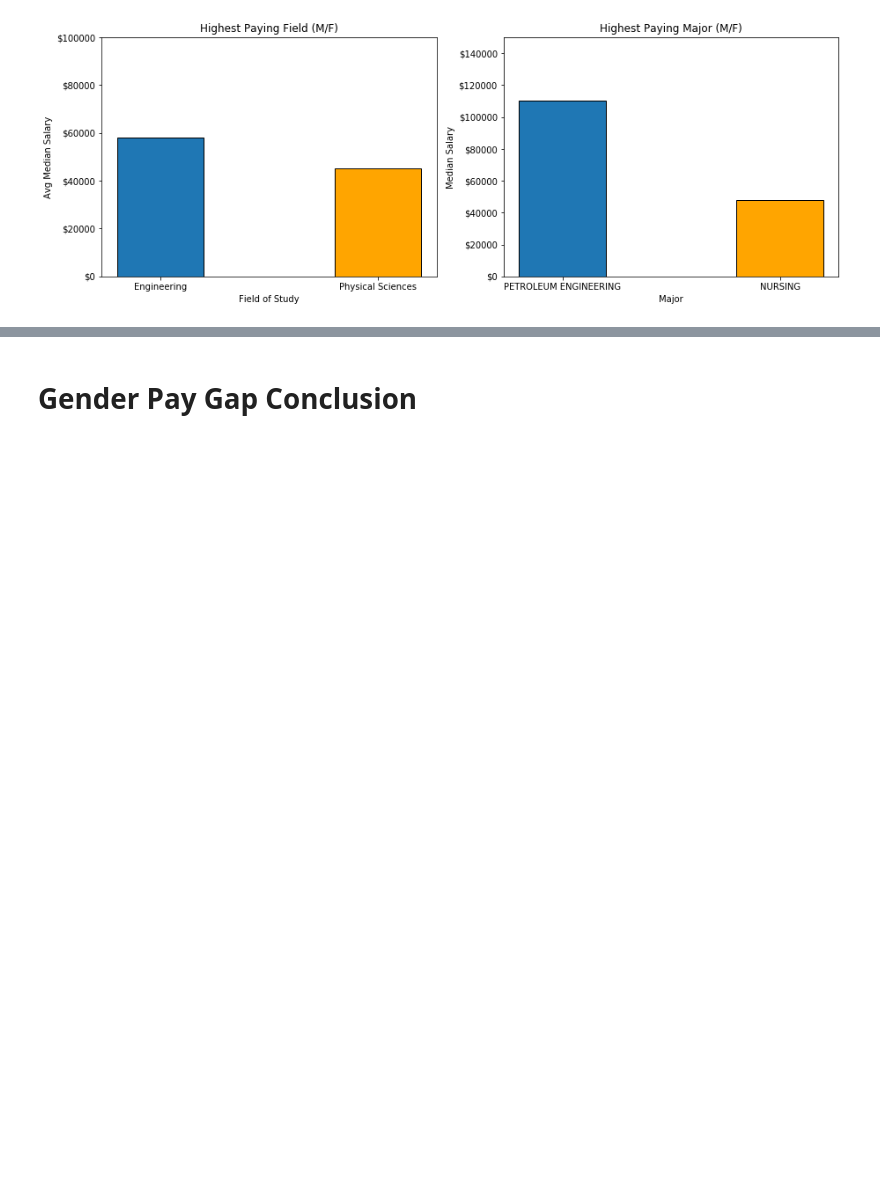
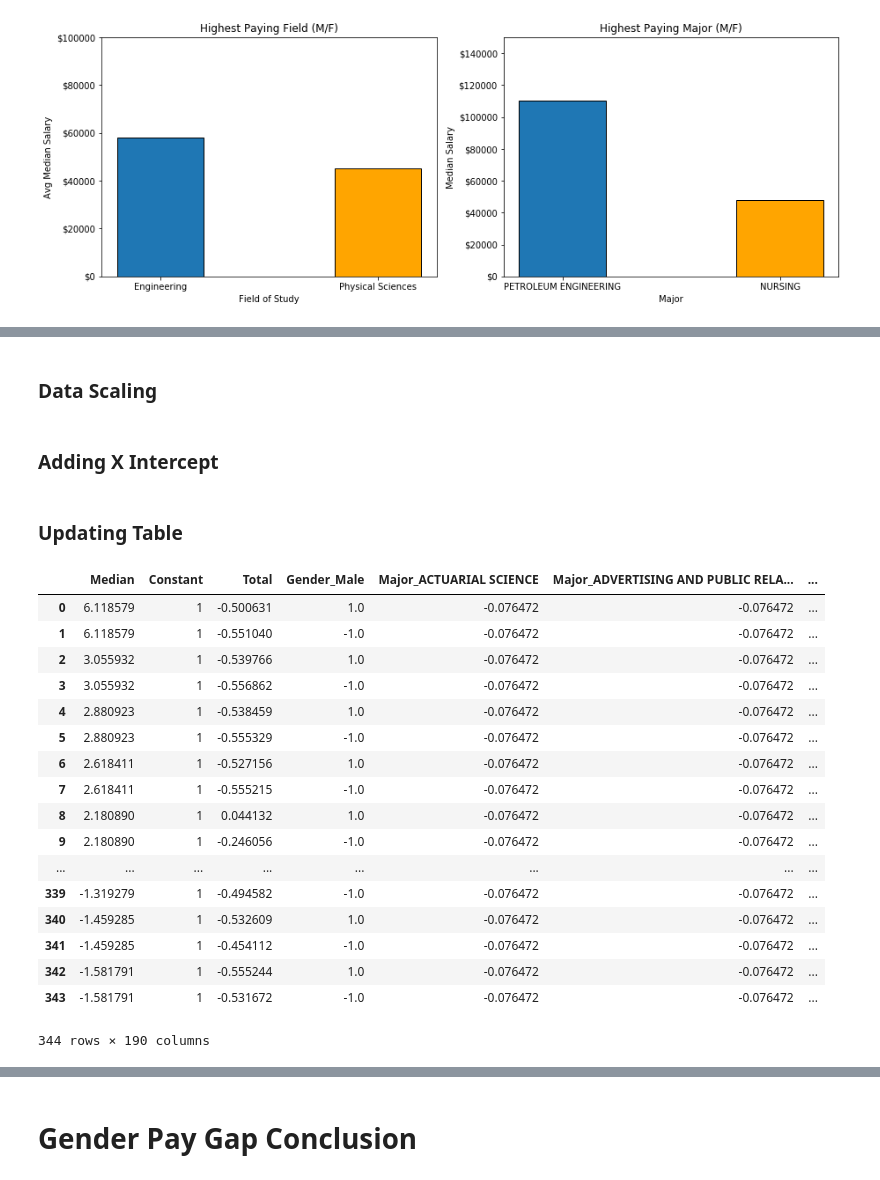
Before and after one commit to WesCodes/The-Gender-Pay-Gap-Analyzing-Earning-Based-on-College-Majors, a Jupyter notebook: The Gender Pay Gap — Analyzing Earning Based on College Majors.ipynb, the cells around one changed output, grey strips where cells are left out. Drawn from its saved outputs; the diff is of its cells as text; code cells hidden in the pictures; blank space fills up the shorter version.

```diff
--- a/The Gender Pay Gap — Analyzing Earning Based on College Majors.ipynb
+++ b/The Gender Pay Gap — Analyzing Earning Based on College Majors.ipynb
@@ -721,0 +845,4 @@ More and more do we see the effect of career choices on the gender pay gap. The
+# %%
+# independent variable everything after median
+X = mod_recent_grads.iloc[:, 1:].values
+X
@@ -721,0 +863,4 @@ More and more do we see the effect of career choices on the gender pay gap. The
+# %%
+# median is the dependent variable
+Y = mod_recent_grads.iloc[:, 0].values
+Y
@@ -721,0 +885,42 @@ More and more do we see the effect of career choices on the gender pay gap. The
+# %% [markdown]
+### Data Scaling
+# %%
+# scaling with standard scaler
+from sklearn.preprocessing import StandardScaler
+sc_X = StandardScaler()
+sc_Y = StandardScaler()
+
+X = sc_X.fit_transform(X)
+Y = Y.reshape(-1,1)
+Y = np.squeeze(sc_Y.fit_transform(Y))
+# %% [markdown]
+### Adding X Intercept
+# %%
+x_intercept = np.ones(shape = (len(mod_recent_grads), 1)).astype(int)
+mod_recent_grads.insert(1, "Constant", x_intercept)
+# %% [markdown]
+### Updating Table
+# %%
+# updating the table with the scaled values
+mod_recent_grads.iloc[:, 2:] = X
+mod_recent_grads.iloc[:, 0] = Y
+mod_recent_grads
+# %% [output]
+|  | Median | Constant | Total | Gender_Male | Major_ACTUARIAL SCIENCE | Major_ADVERTISING AND PUBLIC RELA... | ... |
+| 0 | 6.118579 | 1 | -0.500631 | 1.0 | -0.076472 | -0.076472 | ... |
+| 1 | 6.118579 | 1 | -0.551040 | -1.0 | -0.076472 | -0.076472 | ... |
+| 2 | 3.055932 | 1 | -0.539766 | 1.0 | -0.076472 | -0.076472 | ... |
+| 3 | 3.055932 | 1 | -0.556862 | -1.0 | -0.076472 | -0.076472 | ... |
+| 4 | 2.880923 | 1 | -0.538459 | 1.0 | -0.076472 | -0.076472 | ... |
+| 5 | 2.880923 | 1 | -0.555329 | -1.0 | -0.076472 | -0.076472 | ... |
+| 6 | 2.618411 | 1 | -0.527156 | 1.0 | -0.076472 | -0.076472 | ... |
+| 7 | 2.618411 | 1 | -0.555215 | -1.0 | -0.076472 | -0.076472 | ... |
+| 8 | 2.180890 | 1 | 0.044132 | 1.0 | -0.076472 | -0.076472 | ... |
+| 9 | 2.180890 | 1 | -0.246056 | -1.0 | -0.076472 | -0.076472 | ... |
+| ... | ... | ... | ... | ... | ... | ... | ... |
+| 339 | -1.319279 | 1 | -0.494582 | -1.0 | -0.076472 | -0.076472 | ... |
+| 340 | -1.459285 | 1 | -0.532609 | 1.0 | -0.076472 | -0.076472 | ... |
+| 341 | -1.459285 | 1 | -0.454112 | -1.0 | -0.076472 | -0.076472 | ... |
+| 342 | -1.581791 | 1 | -0.555244 | 1.0 | -0.076472 | -0.076472 | ... |
+| 343 | -1.581791 | 1 | -0.531672 | -1.0 | -0.076472 | -0.076472 | ... |
+344 rows × 190 columns
```
Also changed, not shown: parts of 34 cells of this notebook.
